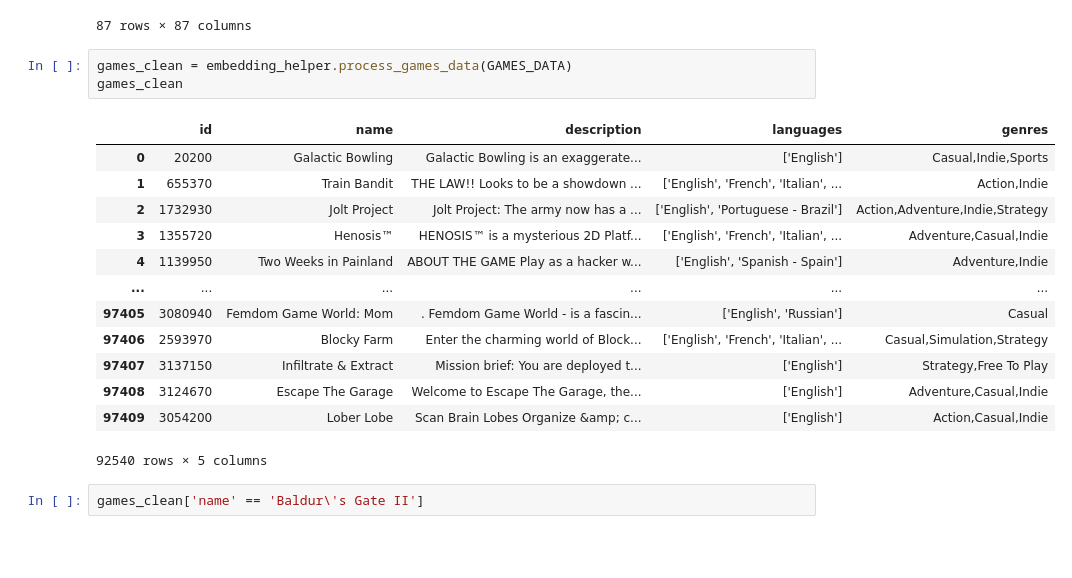
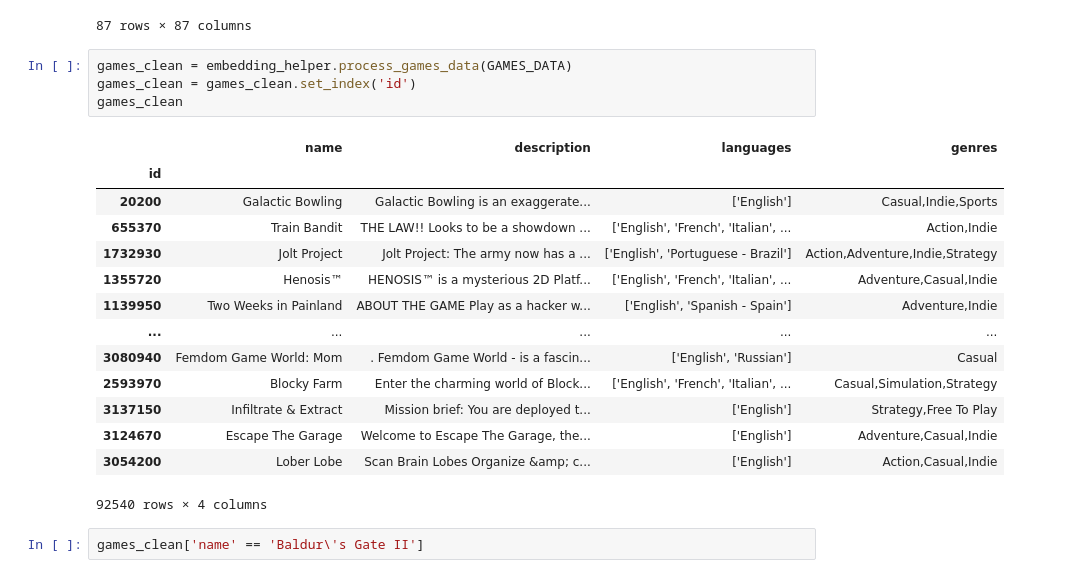
Before and after one commit to V8-Luky/dspro1, a Jupyter notebook: embedding_experiments/validation_comparison.ipynb, the cells around one changed output. Drawn from its saved outputs; the diff is of its cells as text; blank space fills up the shorter version.

```diff
--- a/embedding_experiments/validation_comparison.ipynb
+++ b/embedding_experiments/validation_comparison.ipynb
@@ -30,21 +30,23 @@ val_data
 87 rows × 87 columns
 # %%
 games_clean = embedding_helper.process_games_data(GAMES_DATA)
+games_clean = games_clean.set_index('id')
 games_clean
 # %% [output]
-|  | id | name | description | languages | genres |
-| 0 | 20200 | Galactic Bowling | Galactic Bowling is an exaggerate... | ['English'] | Casual,Indie,Sports |
-| 1 | 655370 | Train Bandit | THE LAW!! Looks to be a showdown ... | ['English', 'French', 'Italian', ... | Action,Indie |
-| 2 | 1732930 | Jolt Project | Jolt Project: The army now has a ... | ['English', 'Portuguese - Brazil'] | Action,Adventure,Indie,Strategy |
-| 3 | 1355720 | Henosis™ | HENOSIS™ is a mysterious 2D Platf... | ['English', 'French', 'Italian', ... | Adventure,Casual,Indie |
-| 4 | 1139950 | Two Weeks in Painland | ABOUT THE GAME Play as a hacker w... | ['English', 'Spanish - Spain'] | Adventure,Indie |
-| ... | ... | ... | ... | ... | ... |
-| 97405 | 3080940 | Femdom Game World: Mom | . Femdom Game World - is a fascin... | ['English', 'Russian'] | Casual |
-| 97406 | 2593970 | Blocky Farm | Enter the charming world of Block... | ['English', 'French', 'Italian', ... | Casual,Simulation,Strategy |
-| 97407 | 3137150 | Infiltrate & Extract | Mission brief: You are deployed t... | ['English'] | Strategy,Free To Play |
-| 97408 | 3124670 | Escape The Garage | Welcome to Escape The Garage, the... | ['English'] | Adventure,Casual,Indie |
-| 97409 | 3054200 | Lober Lobe | Scan Brain Lobes Organize &amp; c... | ['English'] | Action,Casual,Indie |
+|  | name | description | languages | genres |
+| id |  |  |  |  |
+| 20200 | Galactic Bowling | Galactic Bowling is an exaggerate... | ['English'] | Casual,Indie,Sports |
+| 655370 | Train Bandit | THE LAW!! Looks to be a showdown ... | ['English', 'French', 'Italian', ... | Action,Indie |
+| 1732930 | Jolt Project | Jolt Project: The army now has a ... | ['English', 'Portuguese - Brazil'] | Action,Adventure,Indie,Strategy |
+| 1355720 | Henosis™ | HENOSIS™ is a mysterious 2D Platf... | ['English', 'French', 'Italian', ... | Adventure,Casual,Indie |
+| 1139950 | Two Weeks in Painland | ABOUT THE GAME Play as a hacker w... | ['English', 'Spanish - Spain'] | Adventure,Indie |
+| ... | ... | ... | ... | ... |
+| 3080940 | Femdom Game World: Mom | . Femdom Game World - is a fascin... | ['English', 'Russian'] | Casual |
+| 2593970 | Blocky Farm | Enter the charming world of Block... | ['English', 'French', 'Italian', ... | Casual,Simulation,Strategy |
+| 3137150 | Infiltrate & Extract | Mission brief: You are deployed t... | ['English'] | Strategy,Free To Play |
+| 3124670 | Escape The Garage | Welcome to Escape The Garage, the... | ['English'] | Adventure,Casual,Indie |
+| 3054200 | Lober Lobe | Scan Brain Lobes Organize &amp; c... | ['English'] | Action,Casual,Indie |
-92540 rows × 5 columns
+92540 rows × 4 columns
 # %%
 games_clean['name' == 'Baldur\'s Gate II']
 # %% [output]
```
Also changed, not shown: parts of 8 cells of this notebook.
